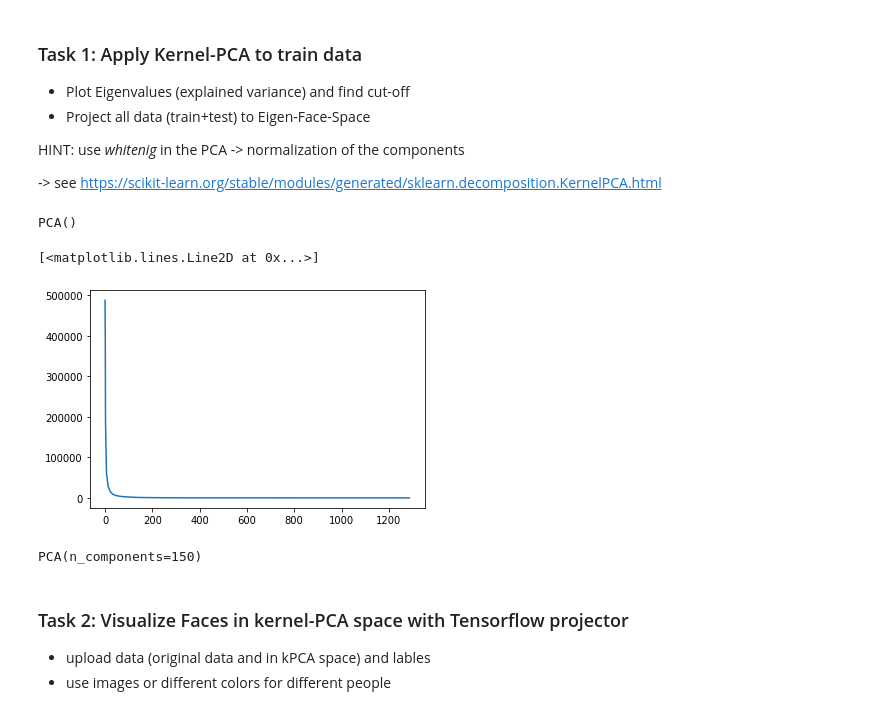
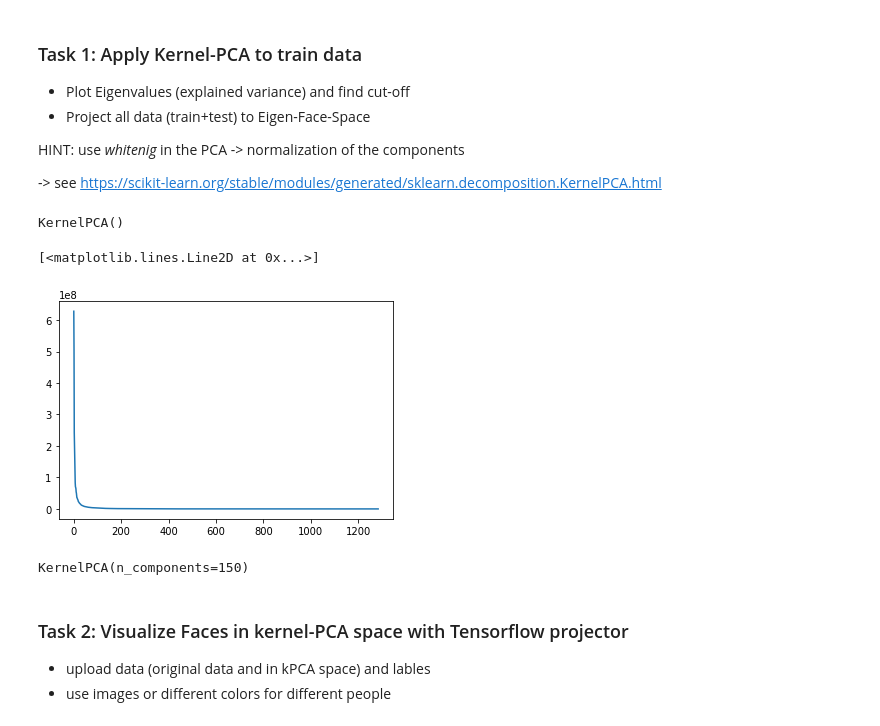
Before and after one commit to Polyfly/DataMining_21, a Jupyter notebook: Week_4/Solution/Assignment_face_recognition.ipynb, the cells around one changed output. Drawn from its saved outputs; the diff is of its cells as text; code cells hidden in the pictures.

Commit message:
use kernel PCA

```diff
--- a/Week_4/Solution/Assignment_face_recognition.ipynb
+++ b/Week_4/Solution/Assignment_face_recognition.ipynb
@@ -69,18 +69,18 @@ from sklearn.decomposition import PCA
-# %%
-pca = PCA()
-pca.fit(X)
-# %% [output]
-PCA()
+# %%
+kpca = KernelPCA()
+kpca.fit(X)
+# %% [output]
+KernelPCA()
 # %%
 #plot Eigen-Values
-plt.plot(pca.explained_variance_)
+plt.plot(kpca.eigenvalues_)
 # %% [output]
 [<matplotlib.lines.Line2D at 0x...>]
-[figure, old version]
+[figure, new version]
 # %%
-pca = PCA(n_components=150, whiten=False)#set cut-off to 200
-pca.fit(X)
+kpca = KernelPCA(n_components=150)#set cut-off to 200
+kpca.fit(X)
 # %% [output]
-PCA(n_components=150)
+KernelPCA(n_components=150)
 # %%
 #project
```
Also changed, not shown: parts of 3 cells of this notebook.
